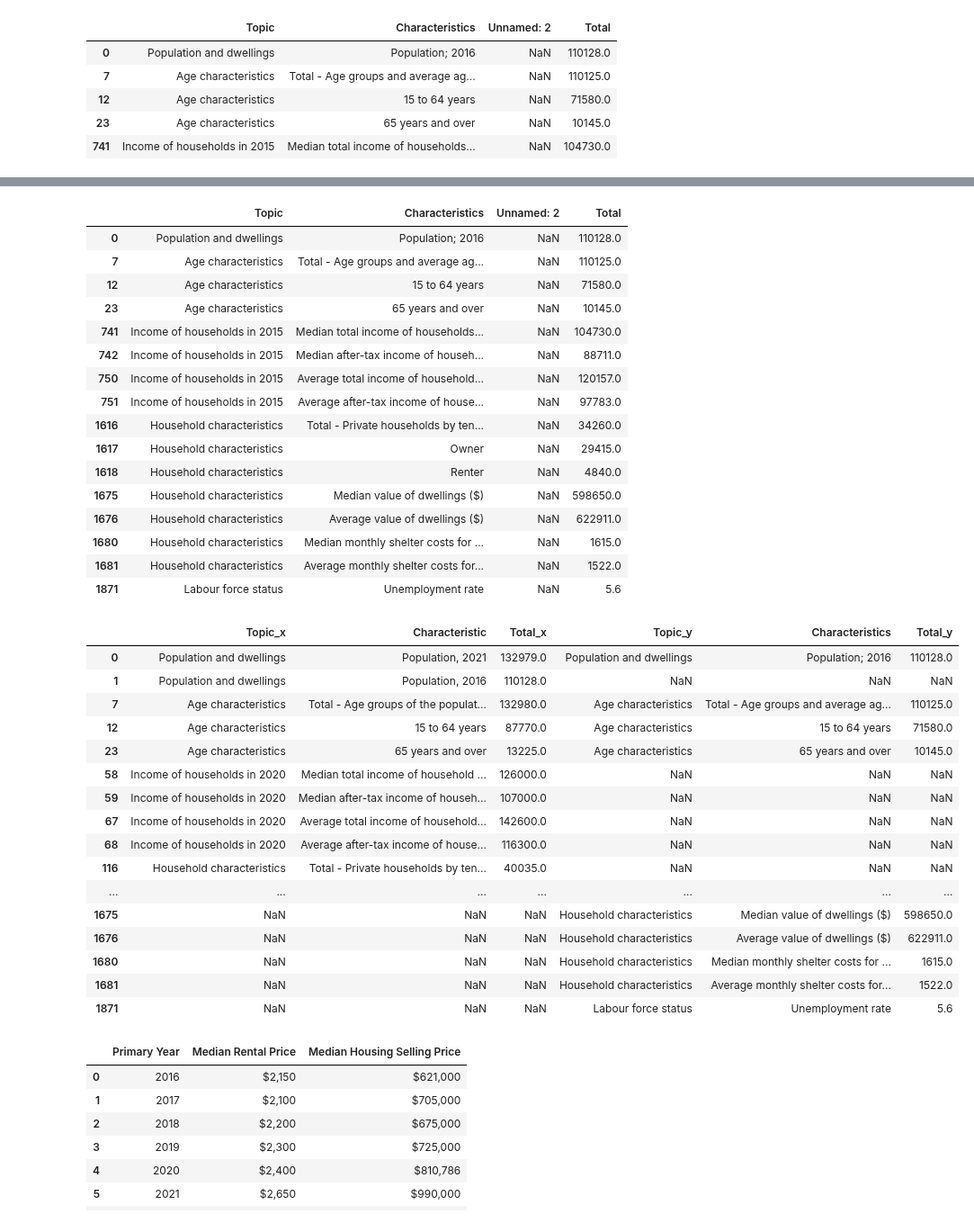
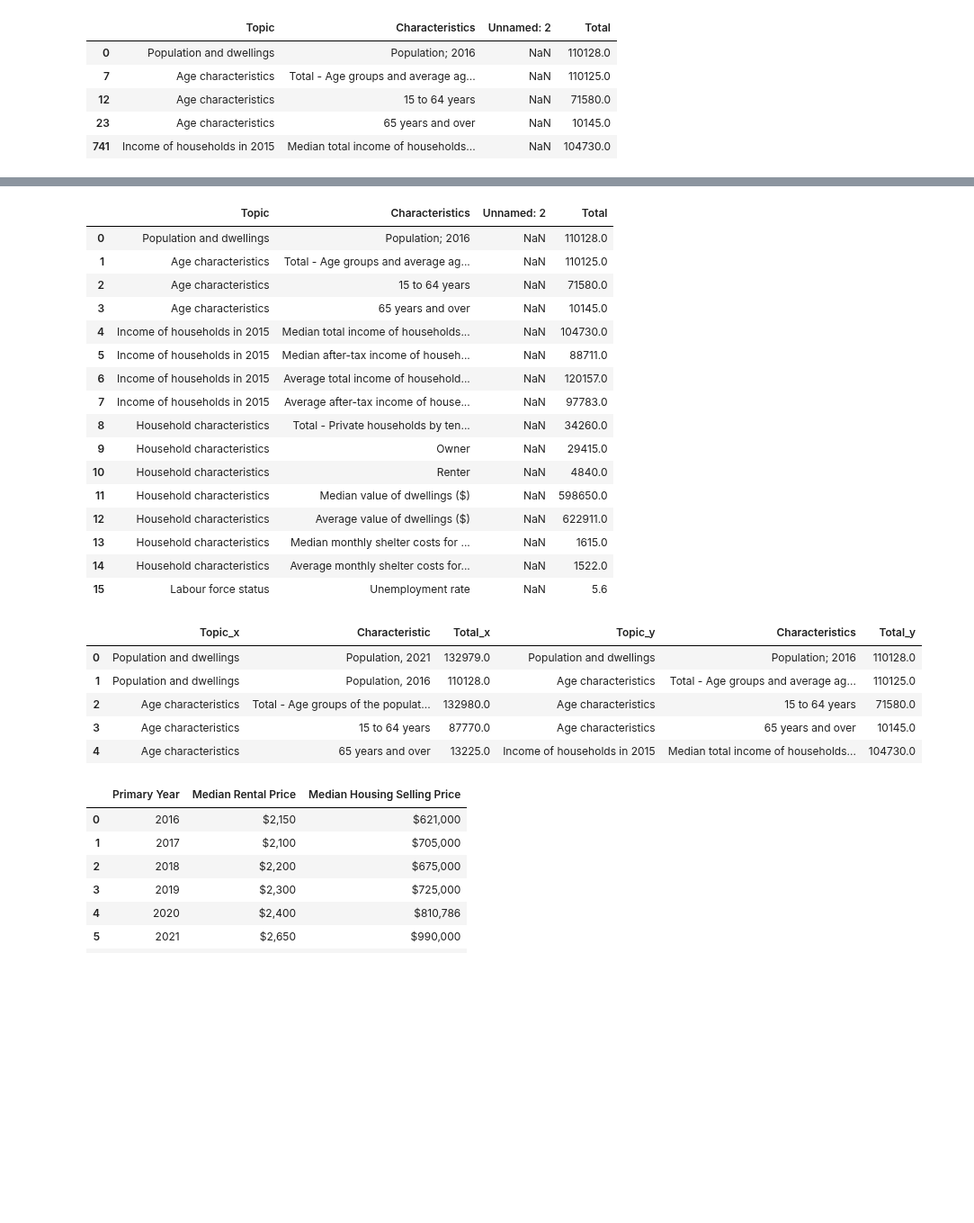
Before and after one commit to MaisieDeGraaf/oakville-housing-analysis, a Jupyter notebook: Project 1 bootcamp/Milton Analysis Project 1 Bootcamp.ipynb, the cells around one changed output, grey strips where cells are left out. Shown at 90% size. Saved outputs shown, nothing was run; the diff lists cells and outputs as text; code cells hidden in the pictures; blank space fills up the shorter version.

```diff
--- a/Project 1 bootcamp/Milton Analysis Project 1 Bootcamp.ipynb
+++ b/Project 1 bootcamp/Milton Analysis Project 1 Bootcamp.ipynb
@@ -188,6 +185,7 @@ Index([220, 221, 222, 223, 224, 225, 226, 227], dtype='int64')
 # %%
 indices_to_drop = [220, 221, 222, 223, 224, 225, 226]
 milton_df_2021_cleaning = milton_df_2021_cleaning.drop(indices_to_drop, errors='ignore')
+milton_df_2021_cleaning = milton_df_2021_cleaning.reset_index(drop=True)
 milton_df_2021_cleaning
 # %% [output]
 |  | Topic | Characteristic | Total |
@@ -458,47 +409,38 @@ milton_df_2016_cleaning.head(60)
 # %%
 indices_to_drop = range (1864,1871)
 milton_df_2016_cleaning = milton_df_2016_cleaning.drop(indices_to_drop, errors='ignore')
+milton_df_2016_cleaning = milton_df_2016_cleaning.reset_index(drop=True)
 milton_df_2016_cleaning
 # %% [output]
 |  | Topic | Characteristics | Unnamed: 2 | Total |
 | 0 | Population and dwellings | Population; 2016 | NaN | 110128.0 |
-| 7 | Age characteristics | Total - Age groups and average ag... | NaN | 110125.0 |
-| 12 | Age characteristics | 15 to 64 years | NaN | 71580.0 |
-| 23 | Age characteristics | 65 years and over | NaN | 10145.0 |
-| 741 | Income of households in 2015 | Median total income of households... | NaN | 104730.0 |
-| 742 | Income of households in 2015 | Median after-tax income of househ... | NaN | 88711.0 |
-| 750 | Income of households in 2015 | Average total income of household... | NaN | 120157.0 |
-| 751 | Income of households in 2015 | Average after-tax income of house... | NaN | 97783.0 |
-| 1616 | Household characteristics | Total - Private households by ten... | NaN | 34260.0 |
-| 1617 | Household characteristics | Owner | NaN | 29415.0 |
-| 1618 | Household characteristics | Renter | NaN | 4840.0 |
-| 1675 | Household characteristics | Median value of dwellings ($) | NaN | 598650.0 |
-| 1676 | Household characteristics | Average value of dwellings ($) | NaN | 622911.0 |
-| 1680 | Household characteristics | Median monthly shelter costs for ... | NaN | 1615.0 |
-| 1681 | Household characteristics | Average monthly shelter costs for... | NaN | 1522.0 |
-| 1871 | Labour force status | Unemployment rate | NaN | 5.6 |
+| 1 | Age characteristics | Total - Age groups and average ag... | NaN | 110125.0 |
+| 2 | Age characteristics | 15 to 64 years | NaN | 71580.0 |
+| 3 | Age characteristics | 65 years and over | NaN | 10145.0 |
+| 4 | Income of households in 2015 | Median total income of households... | NaN | 104730.0 |
+| 5 | Income of households in 2015 | Median after-tax income of househ... | NaN | 88711.0 |
+| 6 | Income of households in 2015 | Average total income of household... | NaN | 120157.0 |
+| 7 | Income of households in 2015 | Average after-tax income of house... | NaN | 97783.0 |
+| 8 | Household characteristics | Total - Private households by ten... | NaN | 34260.0 |
+| 9 | Household characteristics | Owner | NaN | 29415.0 |
+| 10 | Household characteristics | Renter | NaN | 4840.0 |
+| 11 | Household characteristics | Median value of dwellings ($) | NaN | 598650.0 |
+| 12 | Household characteristics | Average value of dwellings ($) | NaN | 622911.0 |
+| 13 | Household characteristics | Median monthly shelter costs for ... | NaN | 1615.0 |
+| 14 | Household characteristics | Average monthly shelter costs for... | NaN | 1522.0 |
+| 15 | Labour force status | Unemployment rate | NaN | 5.6 |
 # %%
 milton_df = pd.merge(milton_df_2021_cleaning, milton_df_2016_cleaning, how='outer', left_index=True, right_index=True)
 del milton_df['Unnamed: 2']
-milton_df
+milton_df = milton_df.reset_index(drop=True)
+milton_df.head()
 # %% [output]
 |  | Topic_x | Characteristic | Total_x | Topic_y | Characteristics | Total_y |
 | 0 | Population and dwellings | Population, 2021 | 132979.0 | Population and dwellings | Population; 2016 | 110128.0 |
-| 1 | Population and dwellings | Population, 2016 | 110128.0 | NaN | NaN | NaN |
-| 7 | Age characteristics | Total - Age groups of the populat... | 132980.0 | Age characteristics | Total - Age groups and average ag... | 110125.0 |
-| 12 | Age characteristics | 15 to 64 years | 87770.0 | Age characteristics | 15 to 64 years | 71580.0 |
-| 23 | Age characteristics | 65 years and over | 13225.0 | Age characteristics | 65 years and over | 10145.0 |
-| 58 | Income of households in 2020 | Median total income of household ... | 126000.0 | NaN | NaN | NaN |
-| 59 | Income of households in 2020 | Median after-tax income of househ... | 107000.0 | NaN | NaN | NaN |
-| 67 | Income of households in 2020 | Average total income of household... | 142600.0 | NaN | NaN | NaN |
-| 68 | Income of households in 2020 | Average after-tax income of house... | 116300.0 | NaN | NaN | NaN |
-| 116 | Household characteristics | Total - Private households by ten... | 40035.0 | NaN | NaN | NaN |
-| ... | ... | ... | ... | ... | ... | ... |
-| 1675 | NaN | NaN | NaN | Household characteristics | Median value of dwellings ($) | 598650.0 |
-| 1676 | NaN | NaN | NaN | Household characteristics | Average value of dwellings ($) | 622911.0 |
-| 1680 | NaN | NaN | NaN | Household characteristics | Median monthly shelter costs for ... | 1615.0 |
-| 1681 | NaN | NaN | NaN | Household characteristics | Average monthly shelter costs for... | 1522.0 |
-| 1871 | NaN | NaN | NaN | Labour force status | Unemployment rate | 5.6 |
+| 1 | Population and dwellings | Population, 2016 | 110128.0 | Age characteristics | Total - Age groups and average ag... | 110125.0 |
+| 2 | Age characteristics | Total - Age groups of the populat... | 132980.0 | Age characteristics | 15 to 64 years | 71580.0 |
+| 3 | Age characteristics | 15 to 64 years | 87770.0 | Age characteristics | 65 years and over | 10145.0 |
+| 4 | Age characteristics | 65 years and over | 13225.0 | Income of households in 2015 | Median total income of households... | 104730.0 |
 # %%
 milton_df_one = pd.merge(df_1, df_2, how='inner', on='Primary Year')
 milton_df_one = milton_df_one.rename(columns= {'Sale Price, Average_x' : 'Average Rental Price', 'Sale Price, Average_y' :'Average Housing Selling Price'})
```
Also changed, not shown: parts of 24 cells of this notebook, 6 other files.
